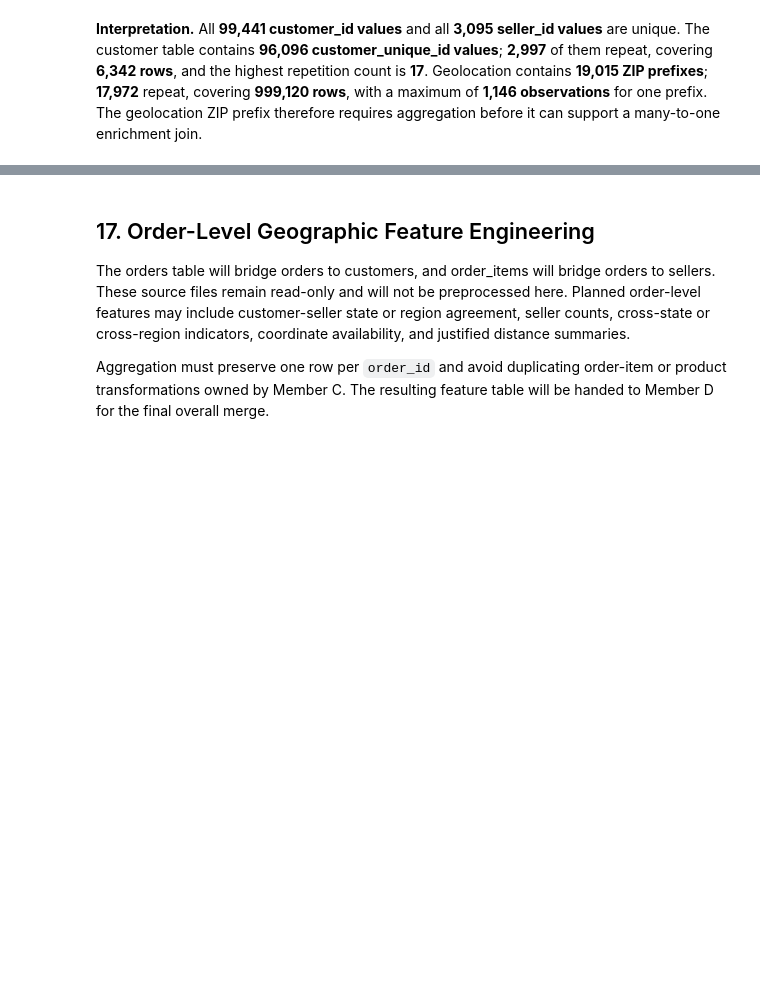
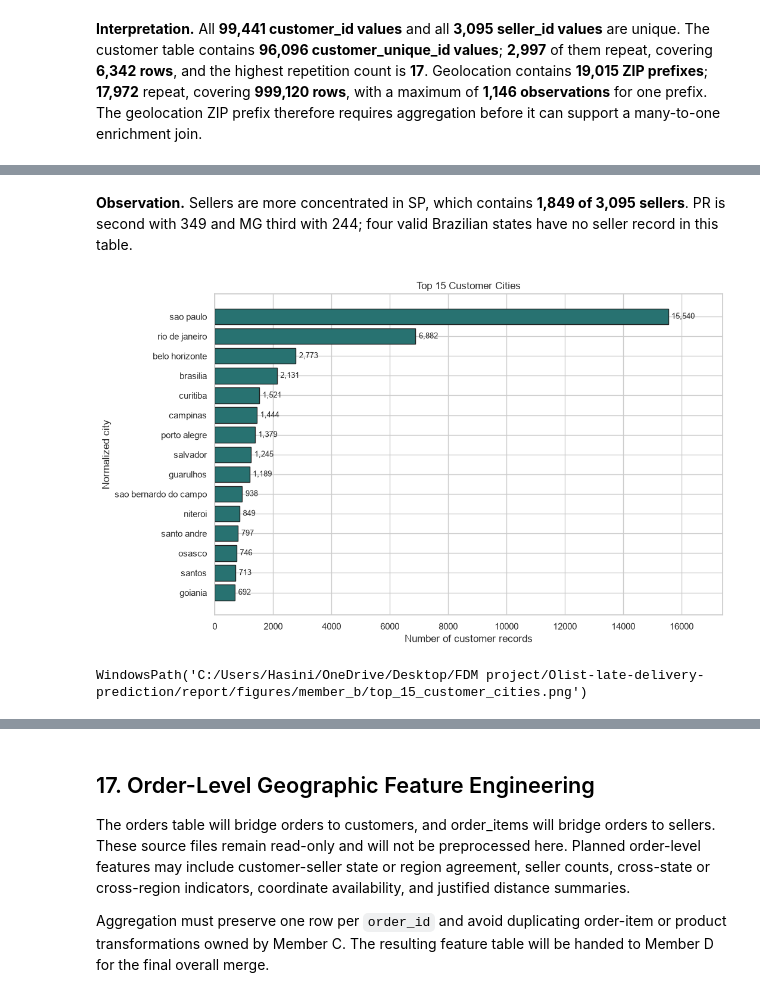
Before and after one commit to subhani257/Olist-late-delivery-prediction, a Jupyter notebook: notebooks/02_customer_seller_geo_eda_preprocessing.ipynb, the cells around one changed output, grey strips where cells are left out. Drawn from its saved outputs; the diff is of its cells as text; code cells hidden in the pictures; blank space fills up the shorter version.

```diff
--- a/notebooks/02_customer_seller_geo_eda_preprocessing.ipynb
+++ b/notebooks/02_customer_seller_geo_eda_preprocessing.ipynb
@@ -453,0 +1005,14 @@ Validated state codes will be mapped to Brazil's five official regions: North, N
+# %% [markdown]
+**Observation.** Sellers are more concentrated in SP, which contains **1,849 of 3,095 sellers**. PR is second with 349 and MG third with 244; four valid Brazilian states have no seller record in this table.
+# %%
+top_customer_cities = customers_clean["customer_city"].value_counts().head(15).sort_values()
+fig, ax = plt.subplots(figsize=(11, 7))
+bars = ax.barh(top_customer_cities.index, top_customer_cities.values, color=PRIMARY_COLOR, edgecolor=EDGE_COLOR)
+label_horizontal_bars(ax, bars)
+ax.set_title("Top 15 Customer Cities")
+ax.set_xlabel("Number of customer records")
+ax.set_ylabel("Normalized city")
+save_figure(fig, "top_15_customer_cities.png")
+# %% [output]
+[figure, added]
+WindowsPath('C:/Users/Hasini/OneDrive/Desktop/FDM project/Olist-late-delivery-prediction/report/figures/member_b/top_15_customer_cities.png')
```
Also changed, not shown: parts of 45 cells of this notebook, 11 other files.
